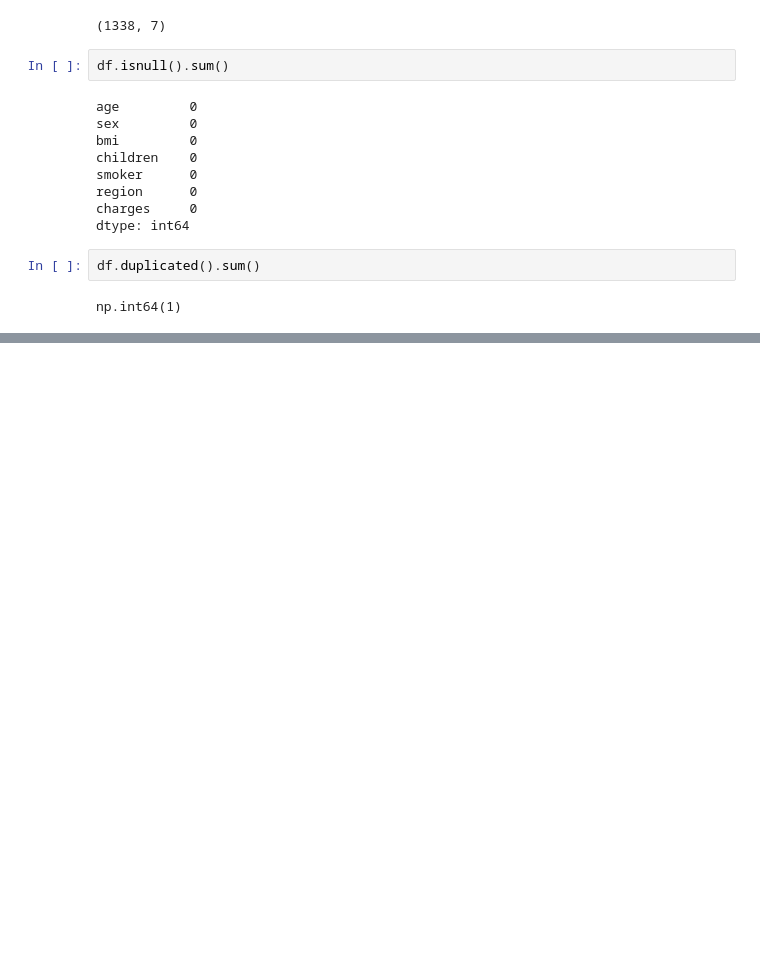
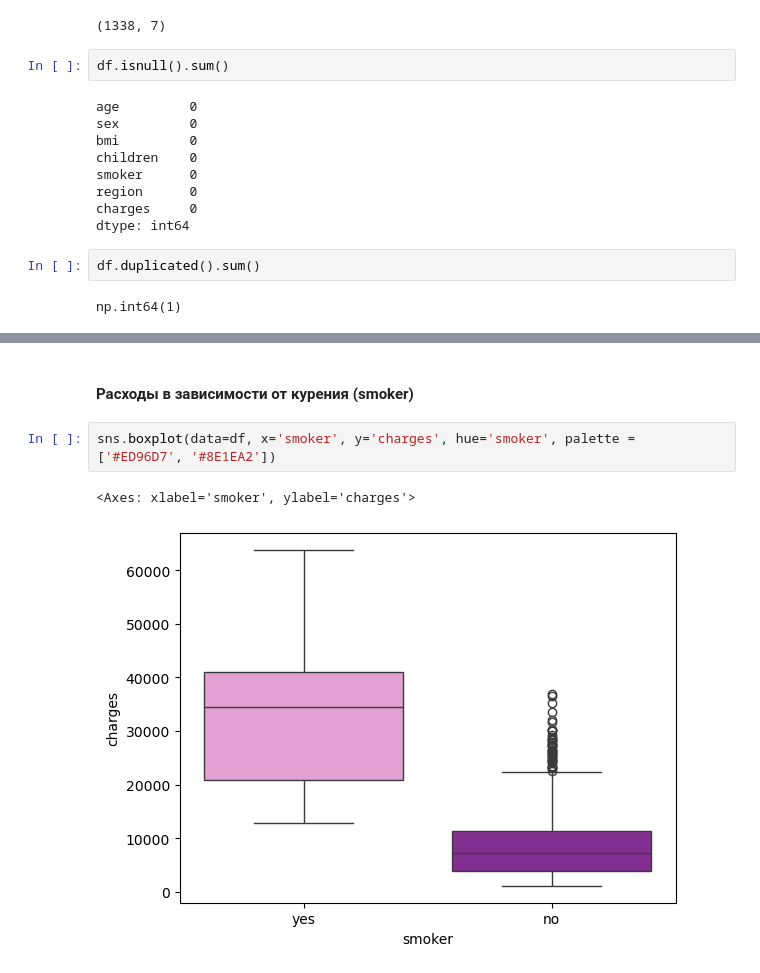
Before and after one commit to aalealen/medical-cost-regression, a Jupyter notebook: medical_cost_regression.ipynb, the cells around one changed output, grey strips where cells are left out. Cells and saved outputs as stored; diff of their text form; blank space fills up the shorter version.

```diff
--- a/medical_cost_regression.ipynb
+++ b/medical_cost_regression.ipynb
@@ -91,0 +125,7 @@ np.int64(1)
+# %% [markdown]
+#### Расходы в зависимости от курения (smoker)
+# %%
+sns.boxplot(data=df, x='smoker', y='charges', hue='smoker', palette = ['#ED96D7', '#8E1EA2'])
+# %% [output]
+<Axes: xlabel='smoker', ylabel='charges'>
+[figure, added]
```
Also changed, not shown: parts of 20 cells of this notebook.
